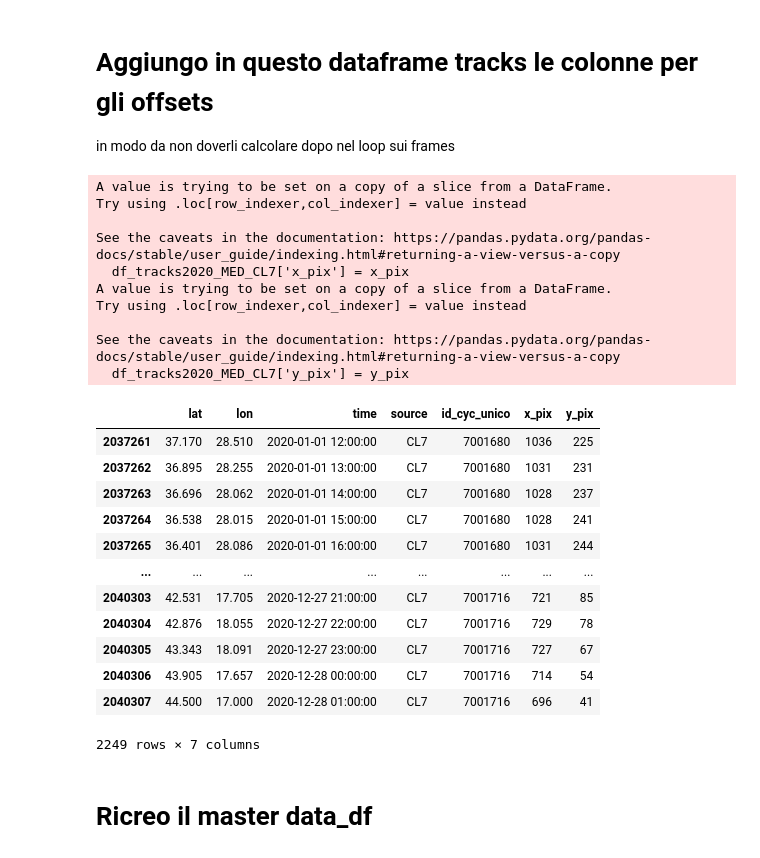
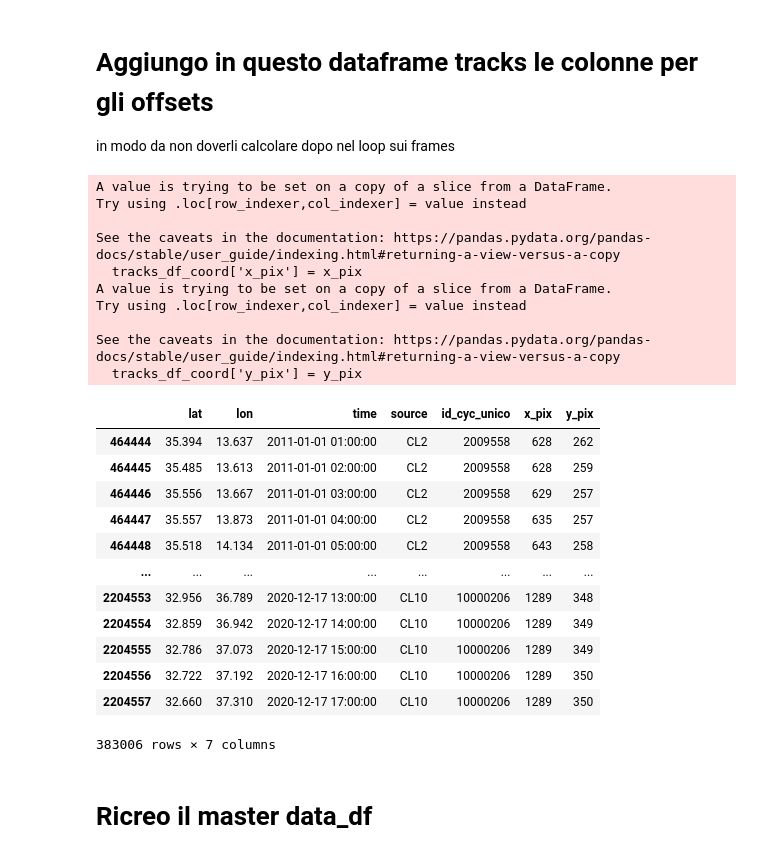
Before and after one commit to dandarm/VideoMAEv2, a Jupyter notebook: Analyze_Manos_tracks.ipynb, the cells around one changed output. Drawn from its saved outputs; the diff is of its cells as text; code cells hidden in the pictures.

```diff
--- a/Analyze_Manos_tracks.ipynb
+++ b/Analyze_Manos_tracks.ipynb
@@ -431,33 +502,33 @@ def get_cyclone_center_pixel_vector(lat_array, lon_array, image_h=420):
 
     return x_pix, y_pix
 # %%
-x_pix, y_pix = get_cyclone_center_pixel_vector(df_tracks2020_MED_CL7['lat'].values, df_tracks2020_MED_CL7['lon'].values)
-df_tracks2020_MED_CL7['x_pix'] = x_pix
-df_tracks2020_MED_CL7['y_pix'] = y_pix
+x_pix, y_pix = get_cyclone_center_pixel_vector(tracks_df_coord['lat'].values, tracks_df_coord['lon'].values)
+tracks_df_coord['x_pix'] = x_pix
+tracks_df_coord['y_pix'] = y_pix
 # %% [output]
 A value is trying to be set on a copy of a slice from a DataFrame.
 Try using .loc[row_indexer,col_indexer] = value instead
 
 See the caveats in the documentation: https://pandas.pydata.org/pandas-docs/stable/user_guide/indexing.html#returning-a-view-versus-a-copy
-  df_tracks2020_MED_CL7['x_pix'] = x_pix
+  tracks_df_coord['x_pix'] = x_pix
 A value is trying to be set on a copy of a slice from a DataFrame.
 Try using .loc[row_indexer,col_indexer] = value instead
 
 See the caveats in the documentation: https://pandas.pydata.org/pandas-docs/stable/user_guide/indexing.html#returning-a-view-versus-a-copy
-  df_tracks2020_MED_CL7['y_pix'] = y_pix
+  tracks_df_coord['y_pix'] = y_pix
 # %%
-df_tracks2020_MED_CL7
+tracks_df_coord
 # %% [output]
 |  | lat | lon | time | source | id_cyc_unico | x_pix | y_pix |
-| 2037261 | 37.170 | 28.510 | 2020-01-01 12:00:00 | CL7 | 7001680 | 1036 | 225 |
-| 2037262 | 36.895 | 28.255 | 2020-01-01 13:00:00 | CL7 | 7001680 | 1031 | 231 |
-| 2037263 | 36.696 | 28.062 | 2020-01-01 14:00:00 | CL7 | 7001680 | 1028 | 237 |
-| 2037264 | 36.538 | 28.015 | 2020-01-01 15:00:00 | CL7 | 7001680 | 1028 | 241 |
-| 2037265 | 36.401 | 28.086 | 2020-01-01 16:00:00 | CL7 | 7001680 | 1031 | 244 |
+| 464444 | 35.394 | 13.637 | 2011-01-01 01:00:00 | CL2 | 2009558 | 628 | 262 |
+| 464445 | 35.485 | 13.613 | 2011-01-01 02:00:00 | CL2 | 2009558 | 628 | 259 |
+| 464446 | 35.556 | 13.667 | 2011-01-01 03:00:00 | CL2 | 2009558 | 629 | 257 |
+| 464447 | 35.557 | 13.873 | 2011-01-01 04:00:00 | CL2 | 2009558 | 635 | 257 |
+| 464448 | 35.518 | 14.134 | 2011-01-01 05:00:00 | CL2 | 2009558 | 643 | 258 |
 | ... | ... | ... | ... | ... | ... | ... | ... |
-| 2040303 | 42.531 | 17.705 | 2020-12-27 21:00:00 | CL7 | 7001716 | 721 | 85 |
-| 2040304 | 42.876 | 18.055 | 2020-12-27 22:00:00 | CL7 | 7001716 | 729 | 78 |
-| 2040305 | 43.343 | 18.091 | 2020-12-27 23:00:00 | CL7 | 7001716 | 727 | 67 |
-| 2040306 | 43.905 | 17.657 | 2020-12-28 00:00:00 | CL7 | 7001716 | 714 | 54 |
-| 2040307 | 44.500 | 17.000 | 2020-12-28 01:00:00 | CL7 | 7001716 | 696 | 41 |
+| 2204553 | 32.956 | 36.789 | 2020-12-17 13:00:00 | CL10 | 10000206 | 1289 | 348 |
+| 2204554 | 32.859 | 36.942 | 2020-12-17 14:00:00 | CL10 | 10000206 | 1289 | 349 |
+| 2204555 | 32.786 | 37.073 | 2020-12-17 15:00:00 | CL10 | 10000206 | 1289 | 349 |
+| 2204556 | 32.722 | 37.192 | 2020-12-17 16:00:00 | CL10 | 10000206 | 1289 | 350 |
+| 2204557 | 32.660 | 37.310 | 2020-12-17 17:00:00 | CL10 | 10000206 | 1289 | 350 |
-2249 rows × 7 columns
+383006 rows × 7 columns
```
Also changed, not shown: parts of 13 cells of this notebook, 2 other files.
